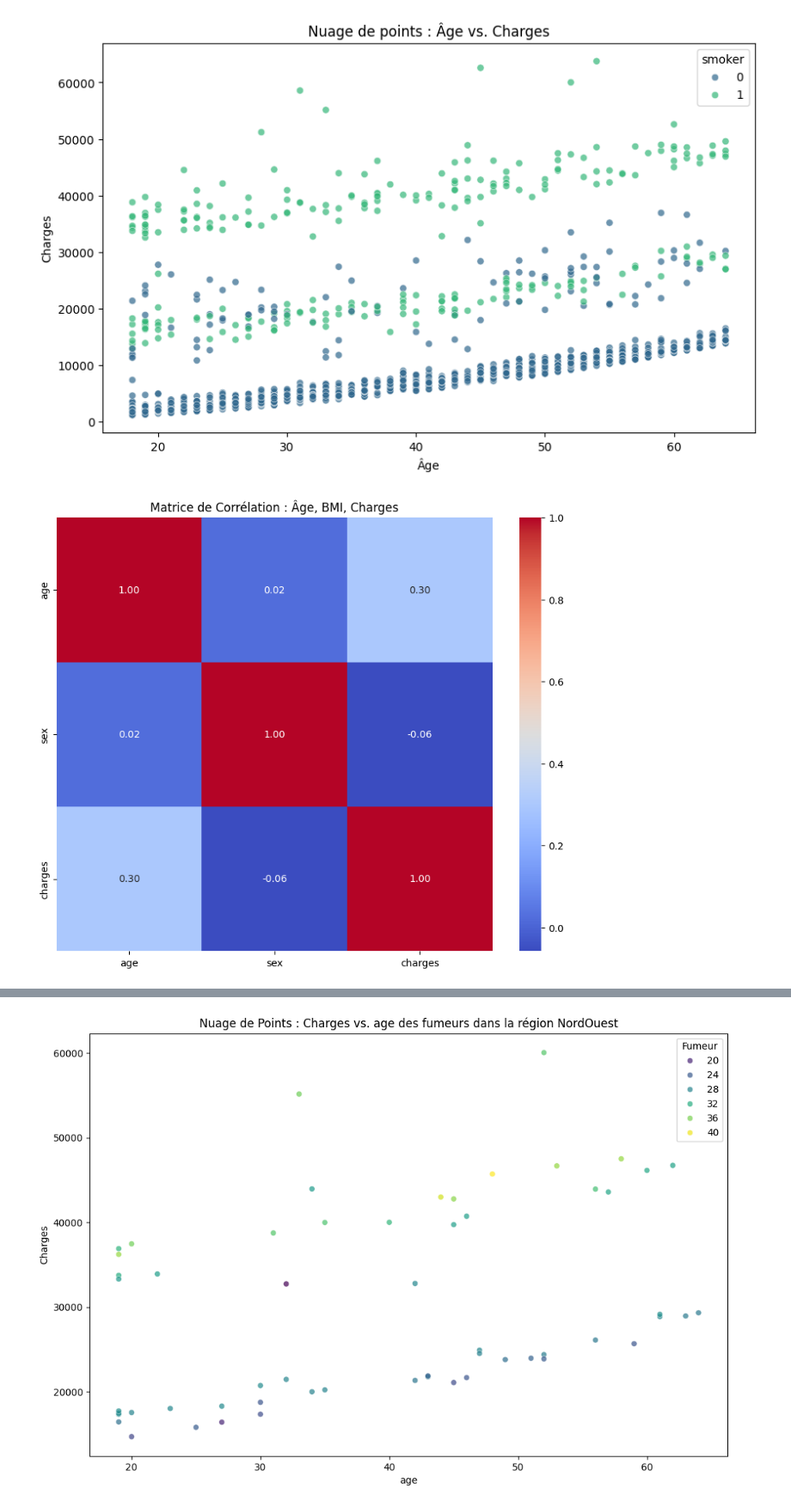
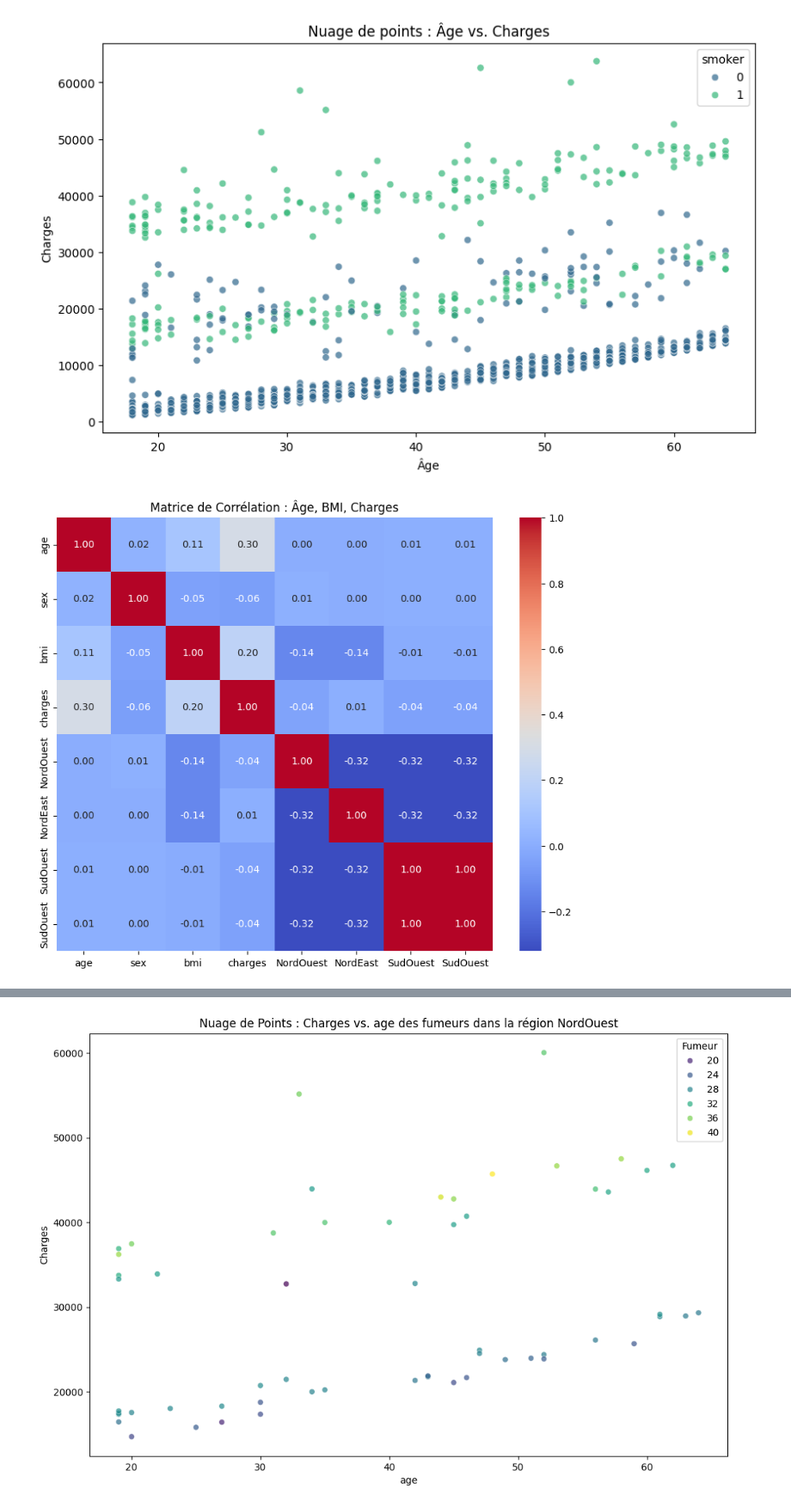
Before and after one commit to ElieLECAS/Assurance_FE, a Jupyter notebook: checklist.ipynb, the cells around one changed output, grey strips where cells are left out. Shown at 86% size. Drawn from its saved outputs; the diff is of its cells as text; code cells hidden in the pictures.

```diff
--- a/checklist.ipynb
+++ b/checklist.ipynb
@@ -153,22 +154,22 @@ plt.show()
 [figure]
 # %%
 # Sélection des colonnes pertinentes
-cols = ['age', 'sex', 'charges']
+cols = ['age', 'sex','bmi', 'charges', 'NordOuest', 'NordEast', 'SudOuest','SudOuest']
 
 # Création de la matrice de corrélation
 correlation_matrix = df[cols].corr()
 
 # Création d'une heatmap pour visualiser la corrélation
 plt.figure(figsize=(10, 8))
 sns.heatmap(correlation_matrix, annot=True, cmap='coolwarm', fmt=".2f")
 
 # Ajout de titres
 plt.title('Matrice de Corrélation : Âge, BMI, Charges')
 
 # Affichage de la heatmap
 plt.show()
 # %% [output]
-[figure, old version]
+[figure, new version]
 # %%
 # Création d'un nuage de points avec des couleurs pour le BMI
 plt.figure(figsize=(12, 8))
```
Also changed, not shown: parts of 8 cells of this notebook.
